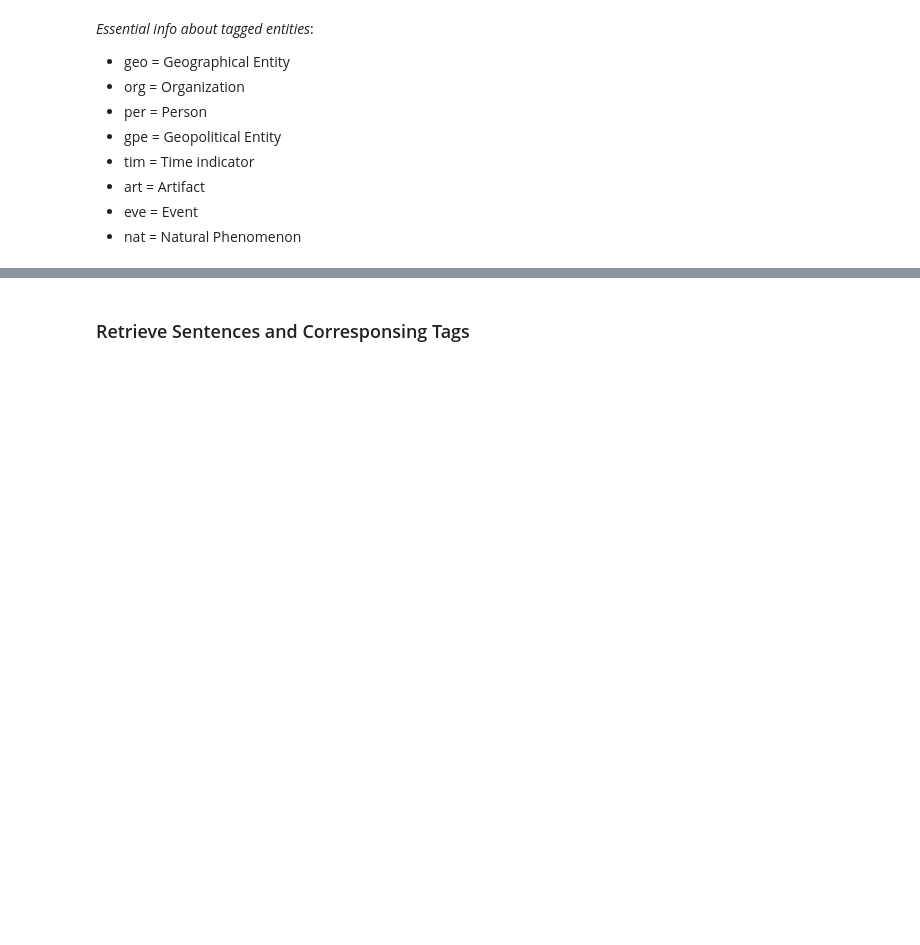
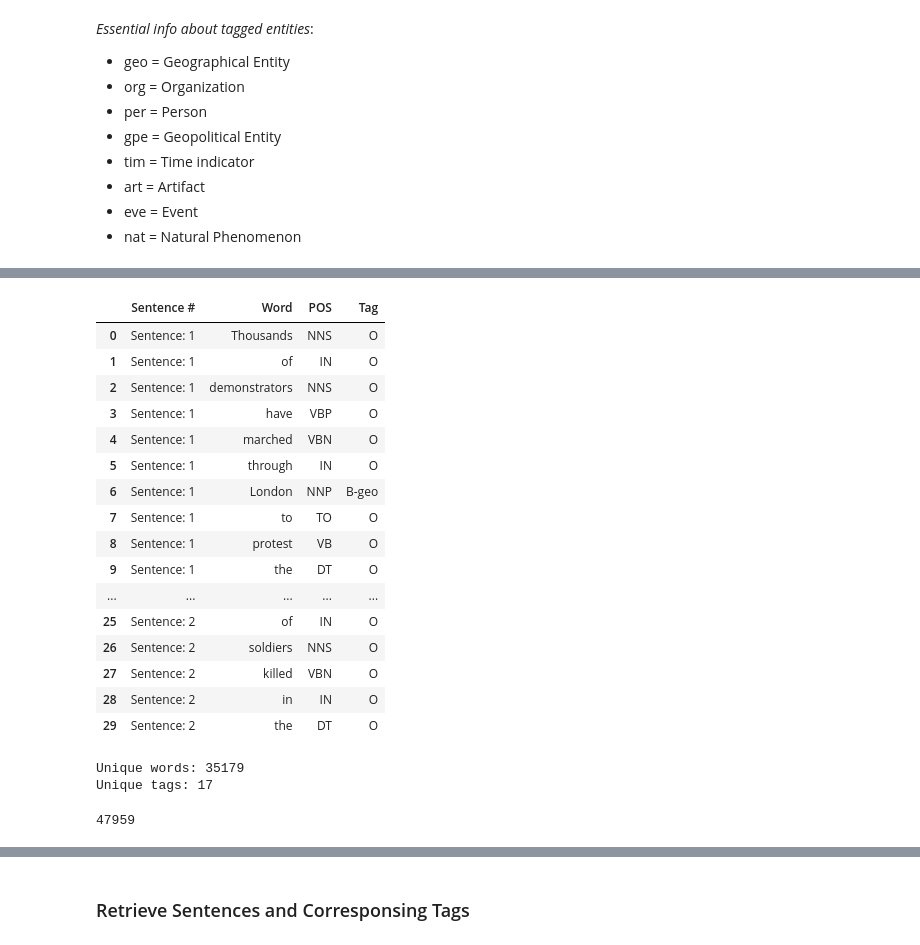
Before and after one commit to inespancorbo/Mini-Projects, a Jupyter notebook: Named Entity Recognition with LSTMs and Keras/NER.ipynb, the cells around one changed output, grey strips where cells are left out. Drawn from its saved outputs; the diff is of its cells as text; code cells hidden in the pictures; blank space fills up the shorter version.

```diff
--- a/Named Entity Recognition with LSTMs and Keras/NER.ipynb
+++ b/Named Entity Recognition with LSTMs and Keras/NER.ipynb
@@ -55 +54,24 @@ Unique tags in corpus: 17
+# %%
+# sentence # is assigned only to first word of sentence
+# let us assign it to every word in sentence
+data = data.fillna(method='ffill')
+data.head(30)
+# %% [output]
+|  | Sentence # | Word | POS | Tag |
+| 0 | Sentence: 1 | Thousands | NNS | O |
+| 1 | Sentence: 1 | of | IN | O |
+| 2 | Sentence: 1 | demonstrators | NNS | O |
+| 3 | Sentence: 1 | have | VBP | O |
+| 4 | Sentence: 1 | marched | VBN | O |
+| 5 | Sentence: 1 | through | IN | O |
+| 6 | Sentence: 1 | London | NNP | B-geo |
+| 7 | Sentence: 1 | to | TO | O |
+| 8 | Sentence: 1 | protest | VB | O |
+| 9 | Sentence: 1 | the | DT | O |
+| ... | ... | ... | ... | ... |
+| 25 | Sentence: 2 | of | IN | O |
+| 26 | Sentence: 2 | soldiers | NNS | O |
+| 27 | Sentence: 2 | killed | VBN | O |
+| 28 | Sentence: 2 | in | IN | O |
+| 29 | Sentence: 2 | the | DT | O |
 # %%
@@ -61,0 +82,12 @@ num_tags = len(tags)
+# %%
+num_words = len(words)
+num_tags = len(tags)
+print(f'Unique words: {num_words}\nUnique tags: {num_tags}')
+# %% [output]
+Unique words: 35179
+Unique tags: 17
+# %%
+# Let us also count the number of sentences we have
+data['Sentence #'].nunique()
+# %% [output]
+47959
```
Also changed, not shown: parts of 26 cells of this notebook, 1 other file.
